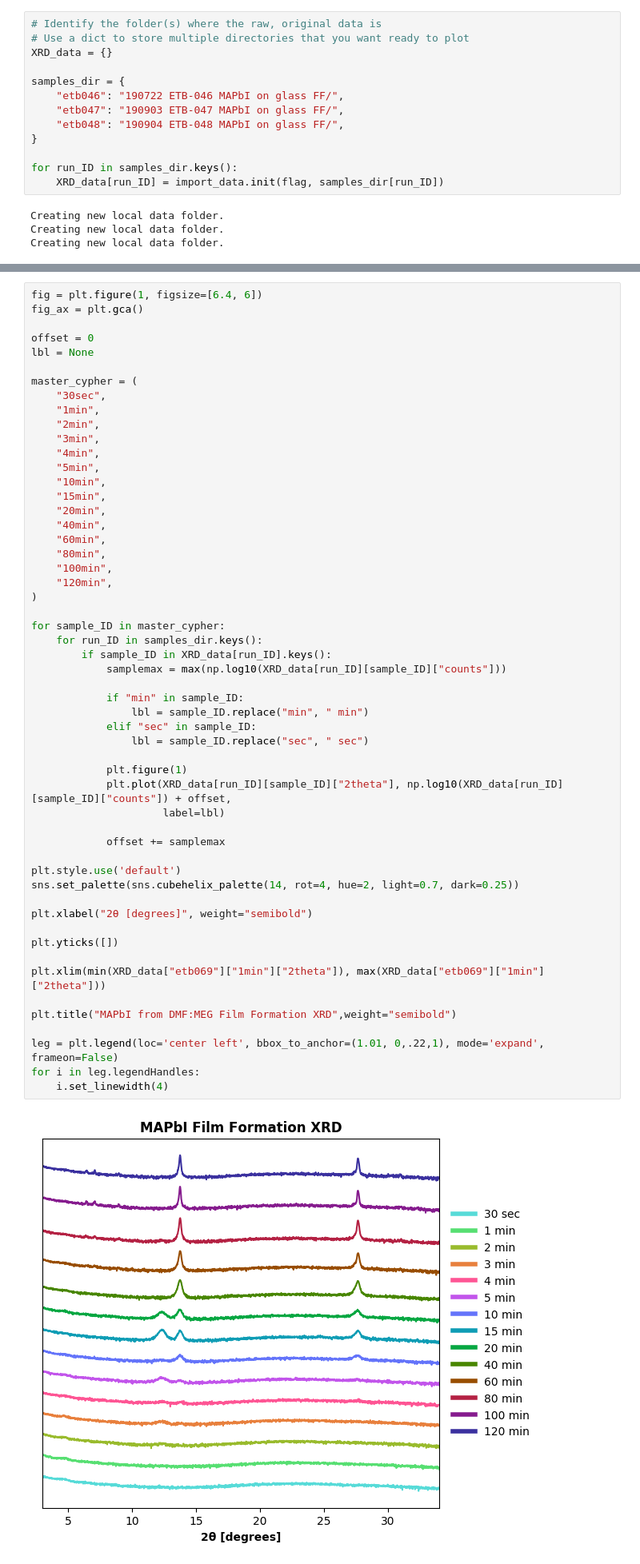
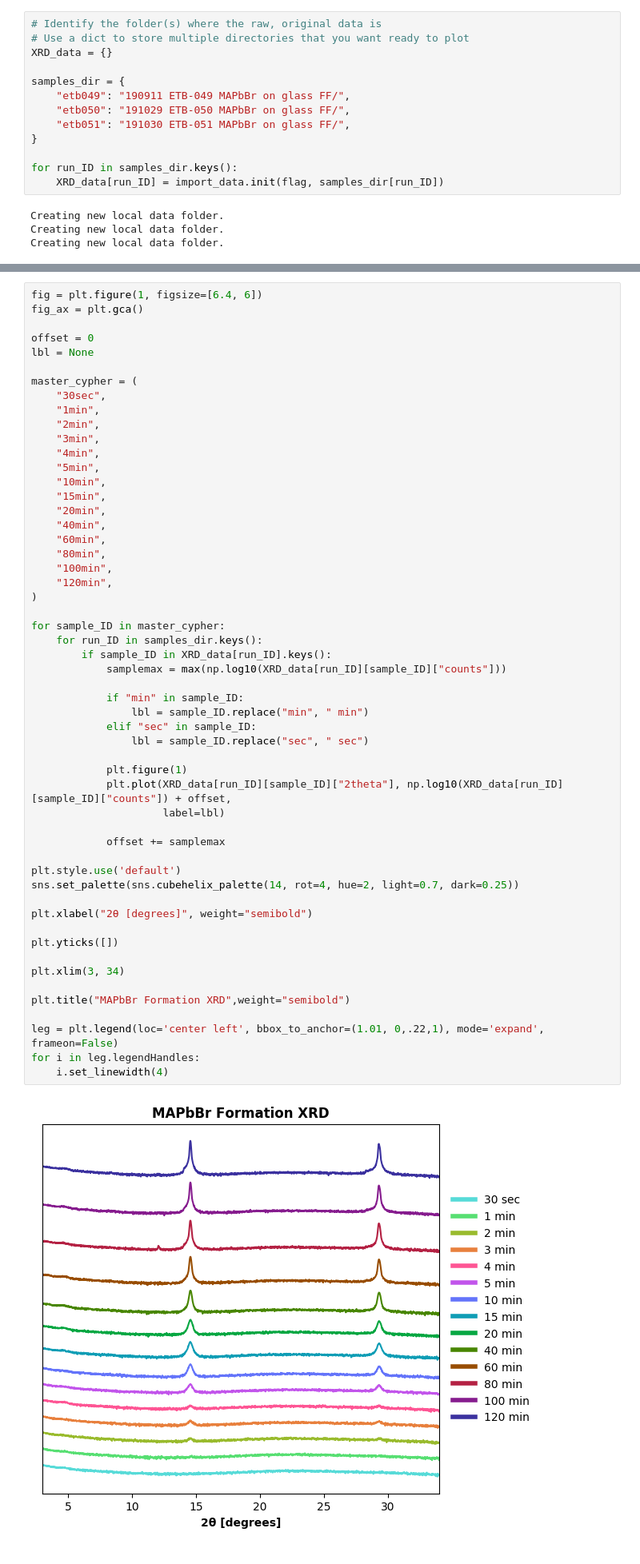
Before and after one commit to tomasbar/sciencetools_py, a Jupyter notebook: MAPbBr FF.ipynb, the cells around one changed output, grey strips where cells are left out. Shown: that part at 80% size. Cells and saved outputs as stored; diff of their text form.

Commit message:
All growth temperature plots done

```diff
--- a/MAPbBr FF.ipynb
+++ b/MAPbBr FF.ipynb
@@ -33,9 +33,9 @@ importlib.reload(import_data)
 XRD_data = {}
 
 samples_dir = {
-    "etb046": "190722 ETB-046 MAPbI on glass FF/",
-    "etb047": "190903 ETB-047 MAPbI on glass FF/",
-    "etb048": "190904 ETB-048 MAPbI on glass FF/",
+    "etb049": "190911 ETB-049 MAPbBr on glass FF/",
+    "etb050": "191029 ETB-050 MAPbBr on glass FF/",
+    "etb051": "191030 ETB-051 MAPbBr on glass FF/",
 }
 
 for run_ID in samples_dir.keys():
@@ -134,34 +136,34 @@ master_cypher = (
 
 for sample_ID in master_cypher:
     for run_ID in samples_dir.keys():
         if sample_ID in XRD_data[run_ID].keys():
             samplemax = max(np.log10(XRD_data[run_ID][sample_ID]["counts"]))
 
             if "min" in sample_ID:
                 lbl = sample_ID.replace("min", " min")
             elif "sec" in sample_ID:
                 lbl = sample_ID.replace("sec", " sec")
 
             plt.figure(1)
             plt.plot(XRD_data[run_ID][sample_ID]["2theta"], np.log10(XRD_data[run_ID][sample_ID]["counts"]) + offset,
                      label=lbl)
 
             offset += samplemax
 
 plt.style.use('default')
 sns.set_palette(sns.cubehelix_palette(14, rot=4, hue=2, light=0.7, dark=0.25))
 
 plt.xlabel("2θ [degrees]", weight="semibold")
 
 plt.yticks([])
 
-plt.xlim(min(XRD_data["etb069"]["1min"]["2theta"]), max(XRD_data["etb069"]["1min"]["2theta"]))
+plt.xlim(3, 34)
 
-plt.title("MAPbI from DMF:MEG Film Formation XRD",weight="semibold")
+plt.title("MAPbBr Formation XRD",weight="semibold")
 
 leg = plt.legend(loc='center left', bbox_to_anchor=(1.01, 0,.22,1), mode='expand', frameon=False)
 for i in leg.legendHandles:
     i.set_linewidth(4)
 # %% [output]
-[figure, old version]
+[figure, new version]
 # %%
```
Also changed, not shown: parts of 3 cells of this notebook, 47 other files.
